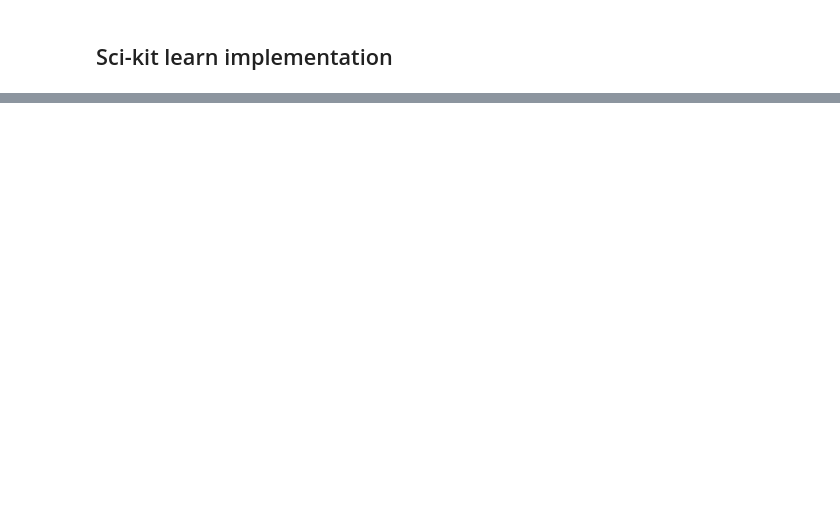
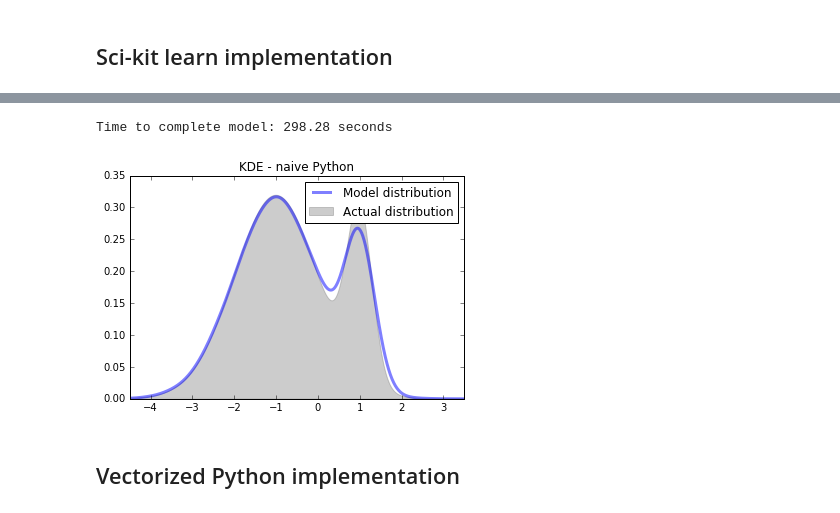
Before and after one commit to Mynti207/algo-paper, a Jupyter notebook: code/KDE_python.ipynb, the cells around one changed output, grey strips where cells are left out. Drawn from its saved outputs; the diff is of its cells as text; code cells hidden in the pictures; blank space fills up the shorter version.

```diff
--- a/code/KDE_python.ipynb
+++ b/code/KDE_python.ipynb
@@ -65,10 +66,19 @@ def gaussian(x):
     return np.exp(-1.0 * (x**2) / 2) * (1.0 / np.sqrt(2.0 * np.pi))
 # %%
-def naive_kde(x, x_grid, h=0.2):
-
-    global N
-    # h is the bandwidth
-    estimates = np.zeros(len(x_grid))
+def naive_kde(x, x_grid, h):
+    '''
+    Calcalates the KDE PDF estimate, based on a Gaussian kernel.
+    Inputs
+    ----------
+    x      : A list of iid random variables that are used to calculate the KDE estimate
+    x_grid : A list of values along which to calculate the KDE estimate
+    h      : Float, the bandwidth parameter for the KDE estimate
+    Returns
+    ----------
+    A list of KDE estimates for all values of x_grid.
+    '''
+    global N # number of iid random variables
+    estimates = [0] * len(x_grid)
 
     for j, gridpt in enumerate(x_grid):
         for i in range(N):
@@ -78,3 +88,23 @@ def naive_kde(x, x_grid, h=0.2):
         estimates[j] = estimates[j] / (N * h)
 
     return estimates
+# %%
+# Note: we are making a point of converting everything to lists
+# before running the KDE function, in order to observe the performance
+# of a "pure" Python implementation.
+
+timer = time.time()
+pdf = naive_kde(list(x), list(x_grid), bandwidth)
+print('Time to complete model: {:.2f} seconds'.format(time.time() - timer))
+
+plt.plot(x_grid, pdf, color='blue', alpha=0.5, lw=3, label='Model distribution')
+plt.fill(x_grid, pdf_true, ec='gray', fc='gray', alpha=0.4, label='Actual distribution')
+plt.title('KDE - naive Python')
+plt.legend(loc='best')
+plt.xlim(-4.5, 3.5)
+plt.show()
+# %% [output]
+Time to complete model: 298.28 seconds
+[figure, added]
+# %% [markdown]
+## Vectorized Python implementation
```
Also changed, not shown: parts of 21 cells of this notebook, 11 other files.
